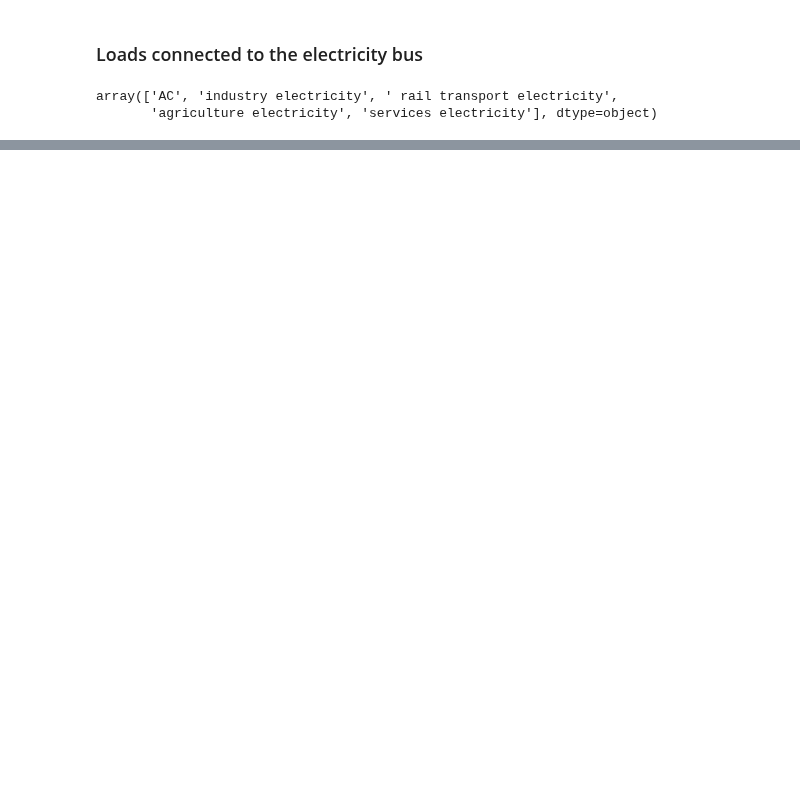
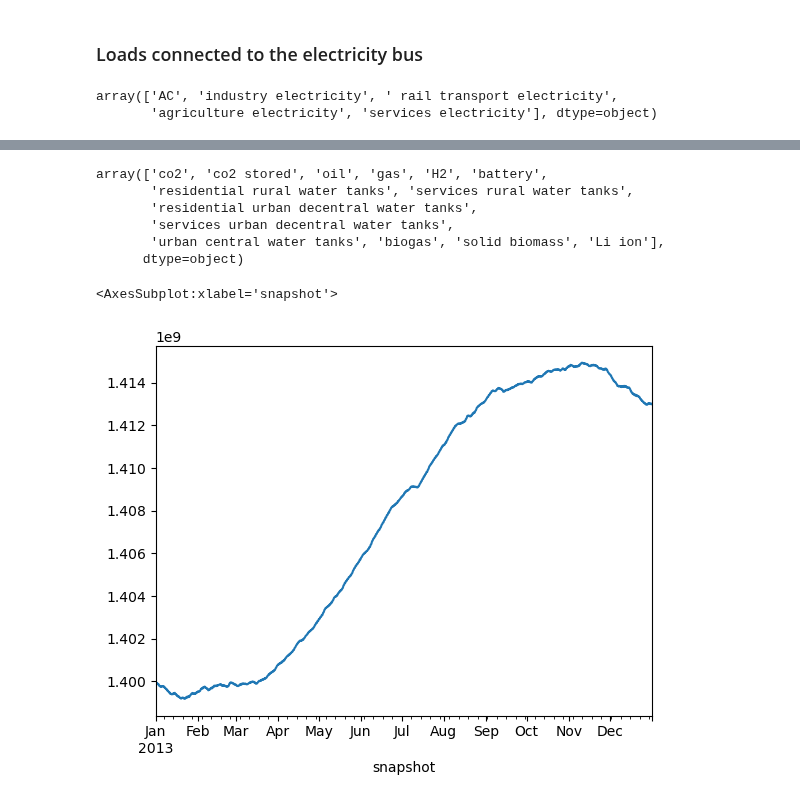
Before and after one commit to energyLS/aldehyde, a Jupyter notebook: workflow/notebooks/demands.ipynb, the cells around one changed output, grey strips where cells are left out. Saved outputs shown, nothing was run; the diff lists cells and outputs as text; code cells hidden in the pictures; blank space fills up the shorter version.

```diff
--- a/workflow/notebooks/demands.ipynb
+++ b/workflow/notebooks/demands.ipynb
@@ -111,0 +146,14 @@ plt.show()
+# %%
+n.stores.carrier.unique()
+# %% [output]
+array(['co2', 'co2 stored', 'oil', 'gas', 'H2', 'battery',
+       'residential rural water tanks', 'services rural water tanks',
+       'residential urban decentral water tanks',
+       'services urban decentral water tanks',
+       'urban central water tanks', 'biogas', 'solid biomass', 'Li ion'],
+      dtype=object)
+# %%
+n.stores_t.e.groupby(n.stores.carrier, axis=1).sum().loc[: ,"oil"].plot() #.plot.bar(stacked=True)
+# %% [output]
+<AxesSubplot:xlabel='snapshot'>
+[figure, added]
```
Also changed, not shown: parts of 12 cells of this notebook, 2 other files.
